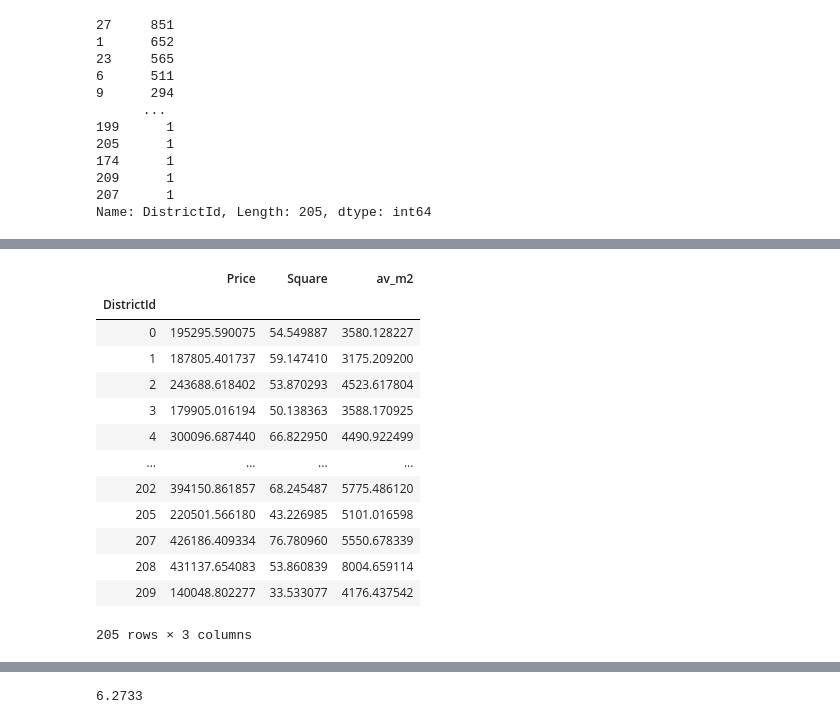
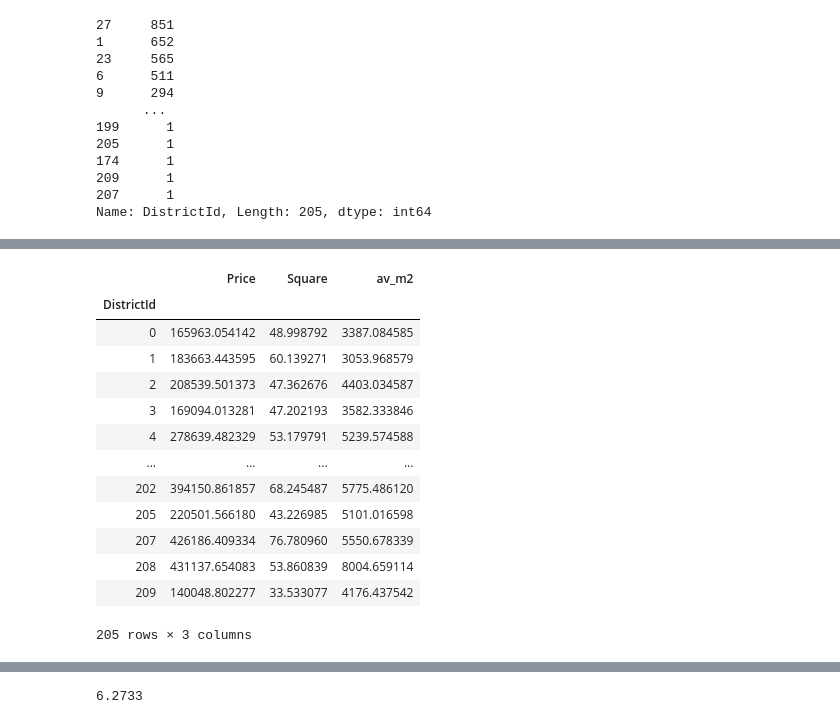
Before and after one commit to servatorx/python_ds, a Jupyter notebook: realestatepriceprediction/AAValishin_real_estate_v1.ipynb, the cells around one changed output, grey strips where cells are left out. Saved outputs shown, nothing was run; the diff lists cells and outputs as text; code cells hidden in the pictures.

```diff
--- a/realestatepriceprediction/AAValishin_real_estate_v1.ipynb
+++ b/realestatepriceprediction/AAValishin_real_estate_v1.ipynb
@@ -103,22 +112,22 @@ df.loc[df['DistrictId'] == 27 , ['Rooms', 'Square', 'KitchenSquare', 'Price', 'P
 # %%
 district_prices_level = df.loc[:,['DistrictId', 'Price']].groupby('DistrictId',as_index=True).mean()
-#tt.loc[203,['DistrictId','Price']][1]
-d1 = df.loc[:,['DistrictId', 'Price']].groupby('DistrictId',as_index=True).mean()
-d2 = df.loc[:,['DistrictId', 'Square']].groupby('DistrictId',as_index=True).mean()
+
+d1 = df.loc[:,['DistrictId', 'Price']].groupby('DistrictId',as_index=True).median()
+d2 = df.loc[:,['DistrictId', 'Square']].groupby('DistrictId',as_index=True).median()
 dist=d1.merge(d2, on='DistrictId').copy()
 
-Hl_mean = df.loc[:,['DistrictId', 'Healthcare_1']].groupby('DistrictId',as_index=True).mean()
-#district_sq_m
+Hl_mean = df.loc[:,['DistrictId', 'Healthcare_1']].groupby('DistrictId',as_index=True).median()
+
 dist['av_m2'] = dist['Price']/dist['Square']
 dist
 # %% [output]
 |  | Price | Square | av_m2 |
 | DistrictId |  |  |  |
-| 0 | 195295.590075 | 54.549887 | 3580.128227 |
-| 1 | 187805.401737 | 59.147410 | 3175.209200 |
-| 2 | 243688.618402 | 53.870293 | 4523.617804 |
-| 3 | 179905.016194 | 50.138363 | 3588.170925 |
-| 4 | 300096.687440 | 66.822950 | 4490.922499 |
+| 0 | 165963.054142 | 48.998792 | 3387.084585 |
+| 1 | 183663.443595 | 60.139271 | 3053.968579 |
+| 2 | 208539.501373 | 47.362676 | 4403.034587 |
+| 3 | 169094.013281 | 47.202193 | 3582.333846 |
+| 4 | 278639.482329 | 53.179791 | 5239.574588 |
 | ... | ... | ... | ... |
 | 202 | 394150.861857 | 68.245487 | 5775.486120 |
 | 205 | 220501.566180 | 43.226985 | 5101.016598 |
```
Also changed, not shown: parts of 76 cells of this notebook, 1 other file.
